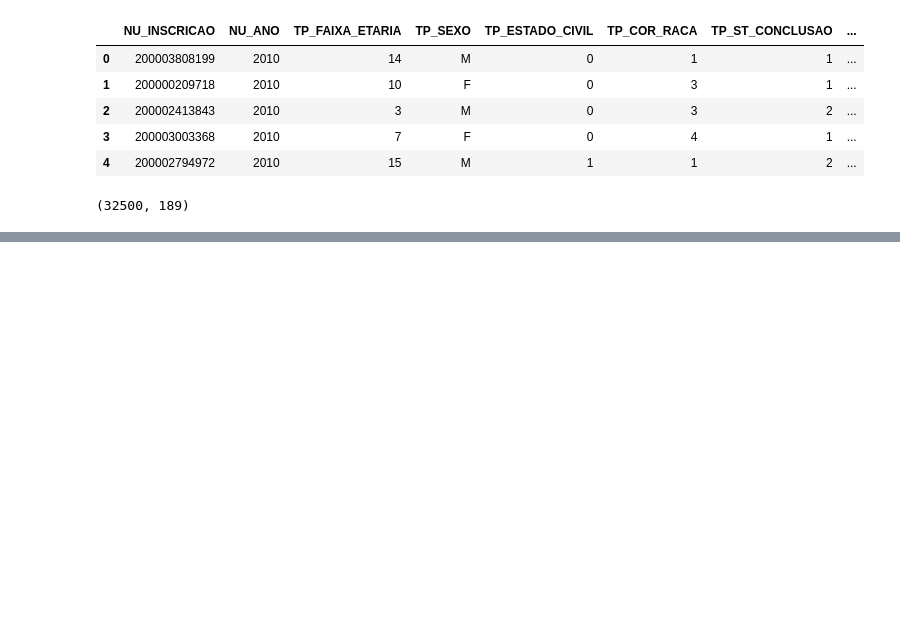
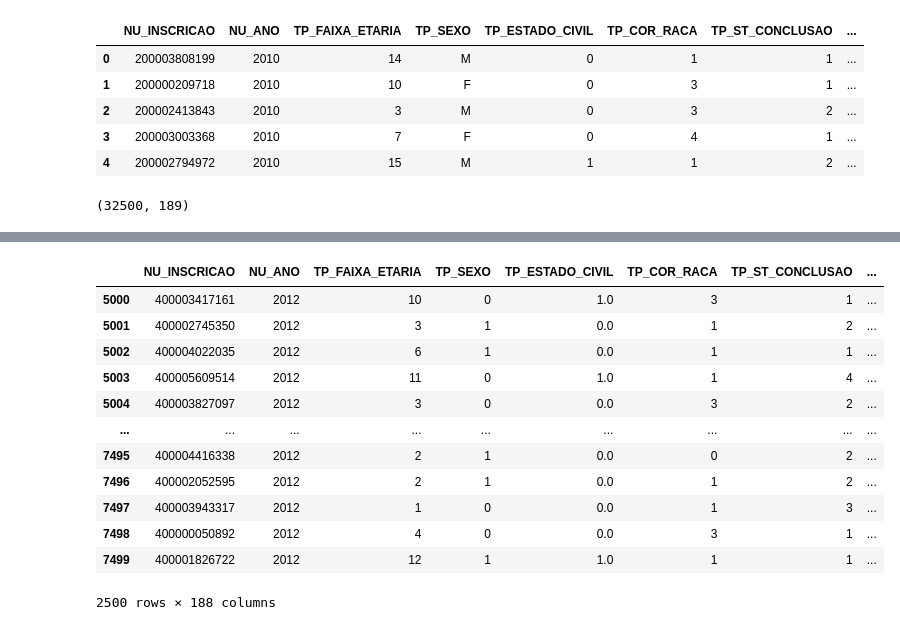
Before and after one commit to Bruno-Santana-Eco/Analise-de-Dados-ENEM, a Jupyter notebook: DataPrep2.ipynb, the cells around one changed output, grey strips where cells are left out. Cells and saved outputs as stored; diff of their text form; code cells hidden in the pictures; blank space fills up the shorter version.

```diff
--- a/DataPrep2.ipynb
+++ b/DataPrep2.ipynb
@@ -228,0 +288,35 @@ df_enem.shape
+# %%
+# DATA PREP
+notas = df_enem.columns[(df_enem.columns.str.contains('NU_NOTA_')) & (~df_enem.columns.str.contains('NU_NOTA_COMP'))].tolist()
+lista_provas = df_enem.columns[(df_enem.columns.str.contains('NU_NOTA_')) & (~df_enem.columns.str.contains('NU_NOTA_COMP'))].tolist()
+
+df_enem = (df_enem
+           .query('IN_TREINEIRO != 1')
+           .drop(columns = df_enem.columns[df_enem.columns.str.contains('TX_')].tolist()+['IN_TREINEIRO'])
+          )
+
+
+# REGIÃO GEOGRÁFICA
+df_enem['TP_REGIAO_PROVA'] = df_enem.SG_UF_PROVA.apply(create_columns_region)
+df_enem['TP_REGIAO_ESC'] = df_enem.SG_UF_PROVA.apply(create_columns_region)
+
+# ABSTENÇÃO - PRIMEIRO DIA
+df_enem.loc[(df_enem['TP_PRESENCA_CH'] == 0) & (df_enem['TP_PRESENCA_LC'] == 0), ['ABS_DIA_1']] = 1
+df_enem.loc[(df_enem['TP_PRESENCA_CH'] != 0) & (df_enem['TP_PRESENCA_LC'] != 0), ['ABS_DIA_1']] = 0
+# ABSTENÇÃO - SEGUNDO DIA
+df_enem.loc[(df_enem['TP_PRESENCA_CN'] == 0) & (df_enem['TP_PRESENCA_MT'] == 0), ['ABS_DIA_2']] = 1
+df_enem.loc[(df_enem['TP_PRESENCA_CN'] != 0) & (df_enem['TP_PRESENCA_MT'] != 0), ['ABS_DIA_2']] = 0
+# ABSTENÇÃO FULL DAYS
+df_enem.loc[(df_enem['ABS_DIA_1'] == 1) & (df_enem['ABS_DIA_2'] == 1), ['ABS_ALL']] = 1
+df_enem.loc[(df_enem['ABS_DIA_1'] != 1) & (df_enem['ABS_DIA_2'] != 1), ['ABS_ALL']] = 0
+
+#Acrescentei tbm a condição ou pois tinha casos com falta em somente em um dia.
+df_enem.loc[((df_enem['ABS_DIA_1'] == 0) | (df_enem['ABS_DIA_2'] == 0)), ['ABS_ALL']] = 0
+
+# FLAG ESCOLA NULL
+df_enem.loc[df_enem['NO_MUNICIPIO_ESC'].isna(), ['FLAG_NULL_ESC']]  = 1
+df_enem.loc[df_enem['NO_MUNICIPIO_ESC'].notna(), ['FLAG_NULL_ESC']] = 0
+
+# MÉDIAS
+df_enem['MEDIA_OBJ'] = df_enem[[prova for prova in notas if prova != 'NU_NOTA_REDACAO']].mean(axis = 1)
+df_enem['MEDIA_GLOBAL'] = df_enem[notas].mean(axis = 1)
@@ -228,0 +340,17 @@ df_enem.shape
+# %%
+df_enem.loc[df_enem['NU_ANO'].between(2012, 2014), 'TP_ESCOLA'] = df_enem['TP_ESCOLA'] + 1
+df_enem[df_enem['NU_ANO'] == 2012]
+# %% [output]
+|  | NU_INSCRICAO | NU_ANO | TP_FAIXA_ETARIA | TP_SEXO | TP_ESTADO_CIVIL | TP_COR_RACA | TP_ST_CONCLUSAO | ... |
+| 5000 | 400003417161 | 2012 | 10 | 0 | 1.0 | 3 | 1 | ... |
+| 5001 | 400002745350 | 2012 | 3 | 1 | 0.0 | 1 | 2 | ... |
+| 5002 | 400004022035 | 2012 | 6 | 1 | 0.0 | 1 | 1 | ... |
+| 5003 | 400005609514 | 2012 | 11 | 0 | 1.0 | 1 | 4 | ... |
+| 5004 | 400003827097 | 2012 | 3 | 0 | 0.0 | 3 | 2 | ... |
+| ... | ... | ... | ... | ... | ... | ... | ... | ... |
+| 7495 | 400004416338 | 2012 | 2 | 1 | 0.0 | 0 | 2 | ... |
+| 7496 | 400002052595 | 2012 | 2 | 1 | 0.0 | 1 | 2 | ... |
+| 7497 | 400003943317 | 2012 | 1 | 0 | 0.0 | 1 | 3 | ... |
+| 7498 | 400000050892 | 2012 | 4 | 0 | 0.0 | 3 | 1 | ... |
+| 7499 | 400001826722 | 2012 | 12 | 1 | 1.0 | 1 | 1 | ... |
+2500 rows × 188 columns
```
Also changed, not shown: parts of 30 cells of this notebook, 1 other file.
